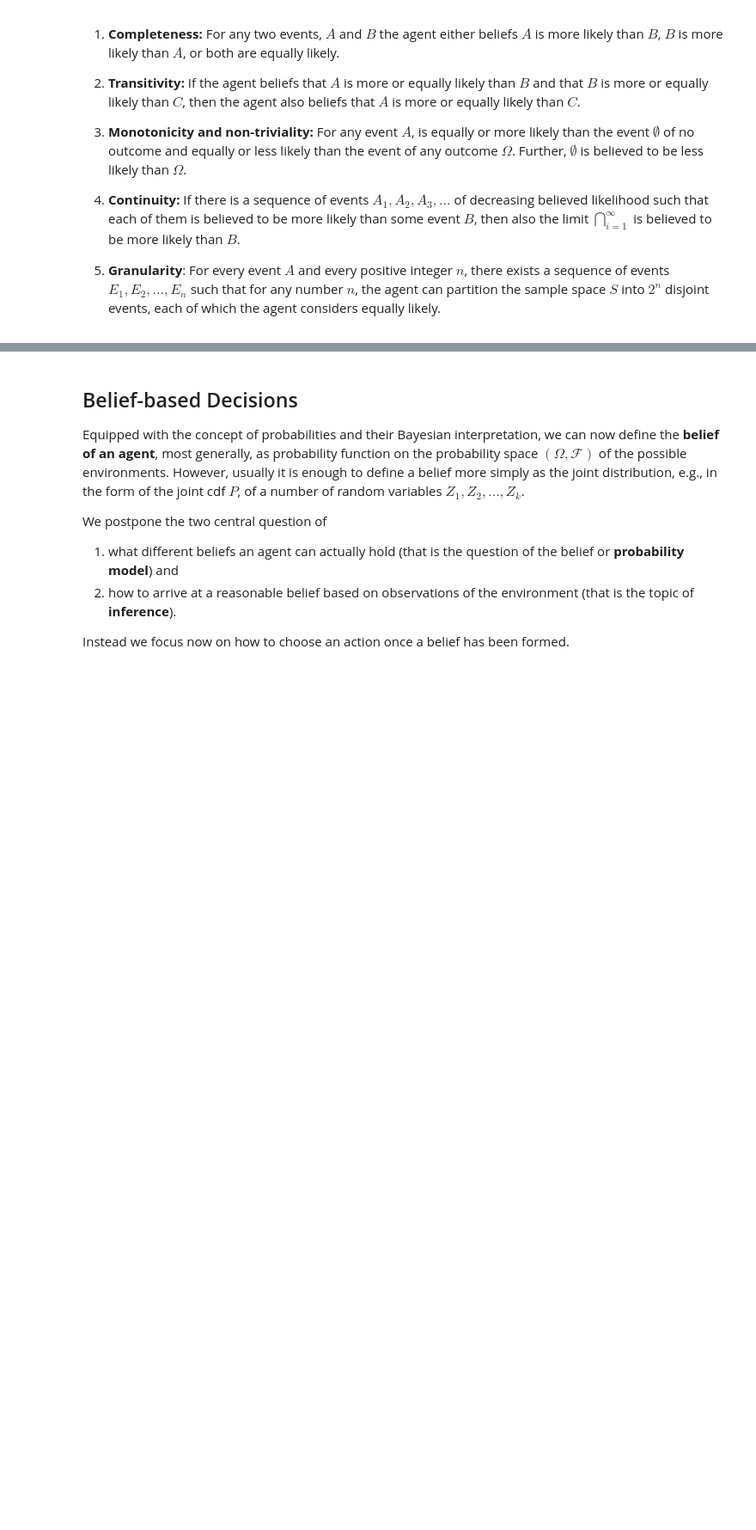
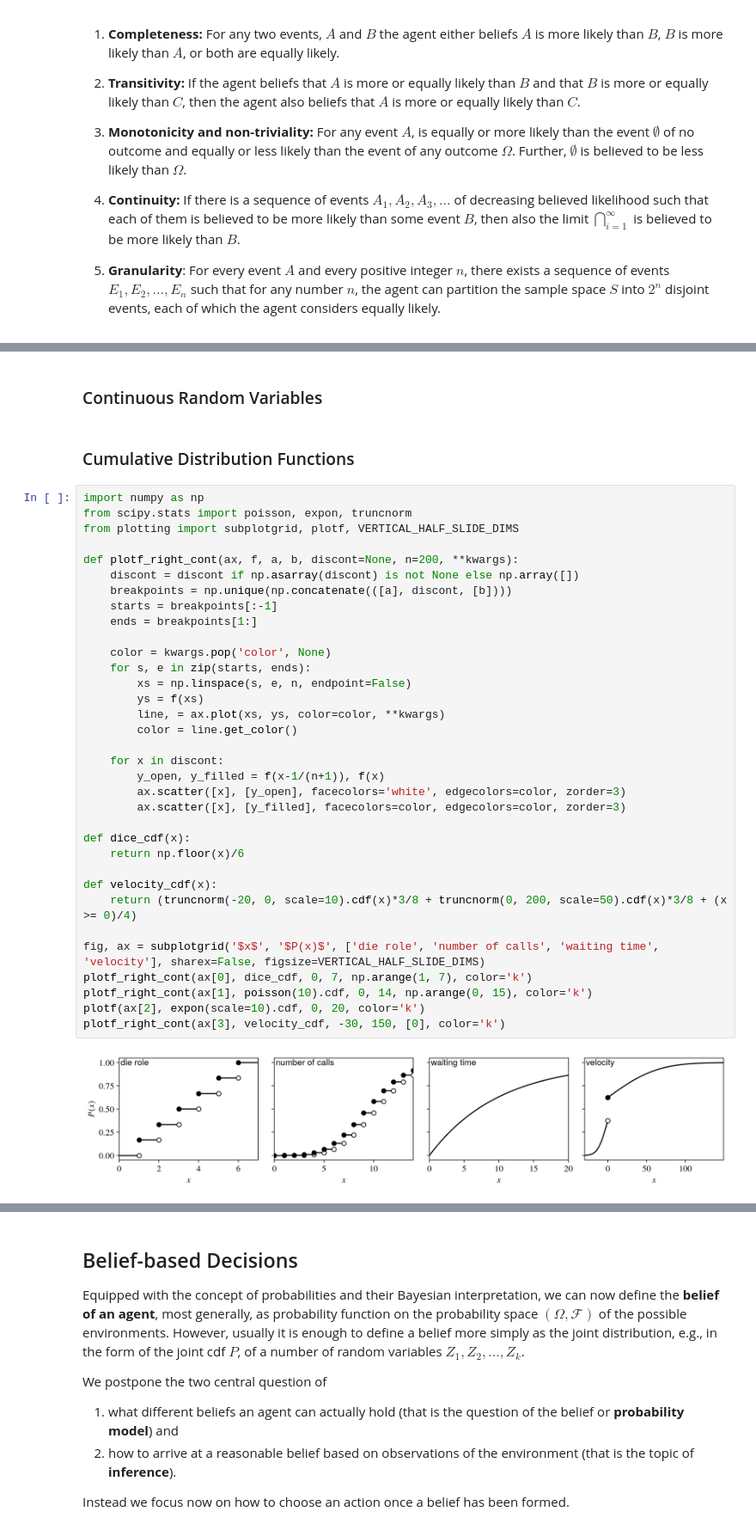
Before and after one commit to marioboley/Uni-Haifa-214.4312-Code, a Jupyter notebook: 1.1_introduction.ipynb, the cells around one changed output, grey strips where cells are left out. Shown at 86% size. Drawn from its saved outputs; the diff is of its cells as text; blank space fills up the shorter version.

Commit message:
rvs intro started

```diff
--- a/1.1_introduction.ipynb
+++ b/1.1_introduction.ipynb
@@ -197,0 +241,40 @@ However, it turns out that ``rationally'' ordered beliefs as captured in the fol
+# %% [markdown]
+### Continuous Random Variables
+# %% [markdown]
+### Cumulative Distribution Functions
+# %%
+import numpy as np
+from scipy.stats import poisson, expon, truncnorm
+from plotting import subplotgrid, plotf, VERTICAL_HALF_SLIDE_DIMS
+
+def plotf_right_cont(ax, f, a, b, discont=None, n=200, **kwargs):
+    discont = discont if np.asarray(discont) is not None else np.array([])
+    breakpoints = np.unique(np.concatenate(([a], discont, [b])))
+    starts = breakpoints[:-1]
+    ends = breakpoints[1:]
+
+    color = kwargs.pop('color', None)
+    for s, e in zip(starts, ends):
+        xs = np.linspace(s, e, n, endpoint=False)
+        ys = f(xs)
+        line, = ax.plot(xs, ys, color=color, **kwargs)
+        color = line.get_color()
+
+    for x in discont:
+        y_open, y_filled = f(x-1/(n+1)), f(x)
+        ax.scatter([x], [y_open], facecolors='white', edgecolors=color, zorder=3)
+        ax.scatter([x], [y_filled], facecolors=color, edgecolors=color, zorder=3)
+
+def dice_cdf(x):
+    return np.floor(x)/6
+
+def velocity_cdf(x):
+    return (truncnorm(-20, 0, scale=10).cdf(x)*3/8 + truncnorm(0, 200, scale=50).cdf(x)*3/8 + (x >= 0)/4)
+
+fig, ax = subplotgrid('$x$', '$P(x)$', ['die role', 'number of calls', 'waiting time', 'velocity'], sharex=False, figsize=VERTICAL_HALF_SLIDE_DIMS)
+plotf_right_cont(ax[0], dice_cdf, 0, 7, np.arange(1, 7), color='k')
+plotf_right_cont(ax[1], poisson(10).cdf, 0, 14, np.arange(0, 15), color='k')
+plotf(ax[2], expon(scale=10).cdf, 0, 20, color='k')
+plotf_right_cont(ax[3], velocity_cdf, -30, 150, [0], color='k')
+# %% [output]
+[figure, added]
```
Also changed, not shown: parts of 4 cells of this notebook, 2 other files.
